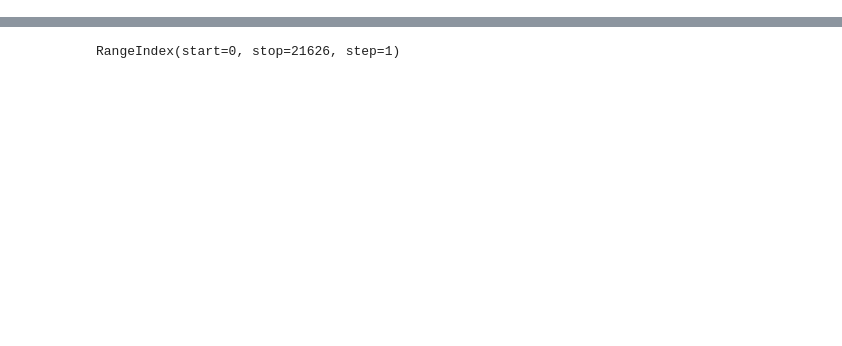
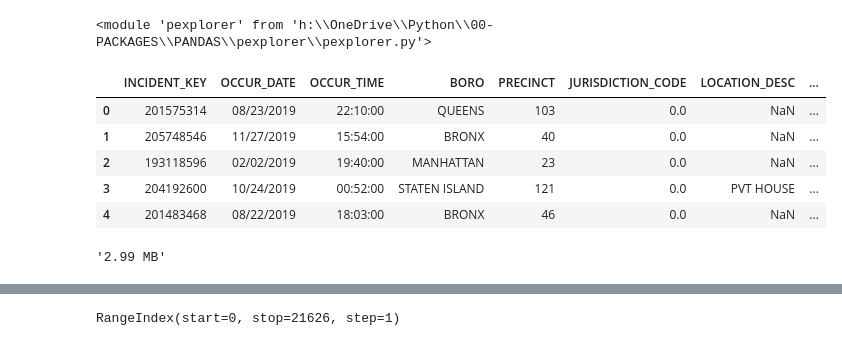
Before and after one commit to lep511/pexplorer, a Jupyter notebook: _pexplorer_test.ipynb, the cells around one changed output, grey strips where cells are left out. Saved outputs shown, nothing was run; the diff lists cells and outputs as text; code cells hidden in the pictures; blank space fills up the shorter version.

```diff
--- a/_pexplorer_test.ipynb
+++ b/_pexplorer_test.ipynb
@@ -5,2 +6,19 @@ import pandas as pd
+# %%
+importlib.reload(px)
+# %% [output]
+<module 'pexplorer' from 'h:\\OneDrive\\Python\\00-PACKAGES\\PANDAS\\pexplorer\\pexplorer.py'>
 # %%
 df = pd.read_csv(r"H:\BOOK\CSV\NYPD_Shooting_Incident_Data__Historic_.csv")
+# %%
+df.head()
+# %% [output]
+|  | INCIDENT_KEY | OCCUR_DATE | OCCUR_TIME | BORO | PRECINCT | JURISDICTION_CODE | LOCATION_DESC | ... |
+| 0 | 201575314 | 08/23/2019 | 22:10:00 | QUEENS | 103 | 0.0 | NaN | ... |
+| 1 | 205748546 | 11/27/2019 | 15:54:00 | BRONX | 40 | 0.0 | NaN | ... |
+| 2 | 193118596 | 02/02/2019 | 19:40:00 | MANHATTAN | 23 | 0.0 | NaN | ... |
+| 3 | 204192600 | 10/24/2019 | 00:52:00 | STATEN ISLAND | 121 | 0.0 | PVT HOUSE | ... |
+| 4 | 201483468 | 08/22/2019 | 18:03:00 | BRONX | 46 | 0.0 | NaN | ... |
+# %%
+px.memory_size(df)
+# %% [output]
+'2.99 MB'
```
Also changed, not shown: parts of 8 cells of this notebook, 2 other files.
